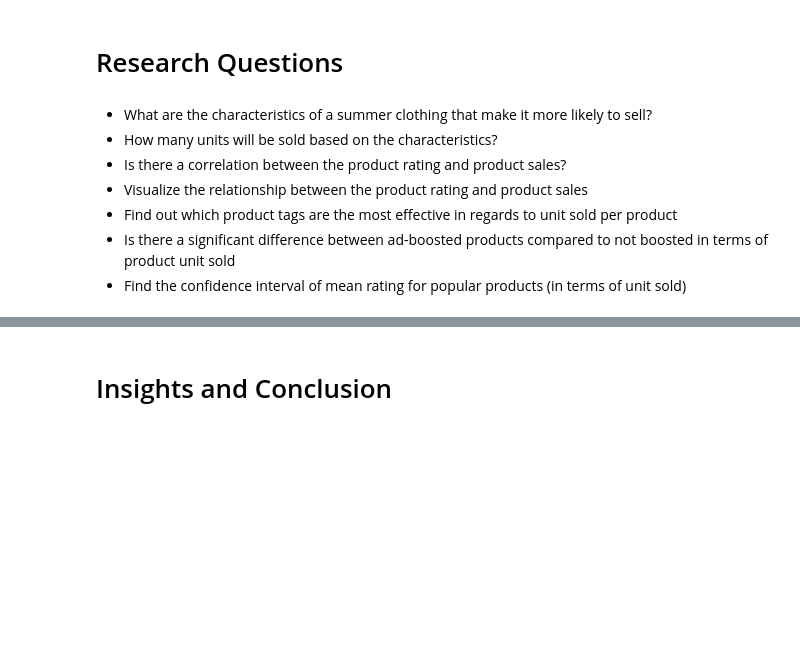
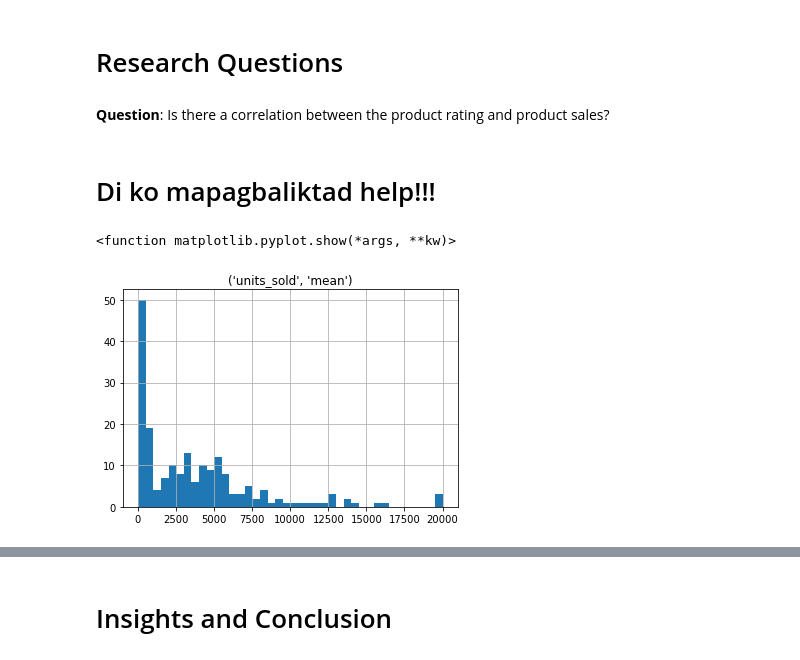
Before and after one commit to CaiMarkJayson/WISH.CSMODELMP, a Jupyter notebook: CSMODEL Case Study.ipynb, the cells around one changed output, grey strips where cells are left out. Cells and saved outputs as stored; diff of their text form; code cells hidden in the pictures; blank space fills up the shorter version.

```diff
--- a/CSMODEL Case Study.ipynb
+++ b/CSMODEL Case Study.ipynb
@@ -128,11 +221,14 @@ summer_wish_rating
 **Question** : What is the correlation of the ad booster to the sales of a product?
 # %% [markdown]
 # Research Questions
-# %% [markdown]
-- What are the characteristics of a summer clothing that make it more likely to sell?
-- How many units will be sold based on the characteristics?
-- Is there a correlation between the product rating and product sales?
-- Visualize the relationship between the product rating and product sales
-- Find out which product tags are the most effective in regards to unit sold per product
-- Is there a significant difference between ad-boosted products compared to not boosted in terms of product unit sold
-- Find the confidence interval of mean rating for popular products (in terms of unit sold)
+# %% [markdown]
+**Question**: Is there a correlation between the product rating and product sales?
+# %% [markdown]
+# Di ko mapagbaliktad help!!!
+# %%
+by_rating = df.groupby("rating").agg({"units_sold": ["mean"]})
+by_rating.hist( bins = 40)
+plt.show
+# %% [output]
+<function matplotlib.pyplot.show(*args, **kw)>
+[figure, added]
```
Also changed, not shown: parts of 44 cells of this notebook.
